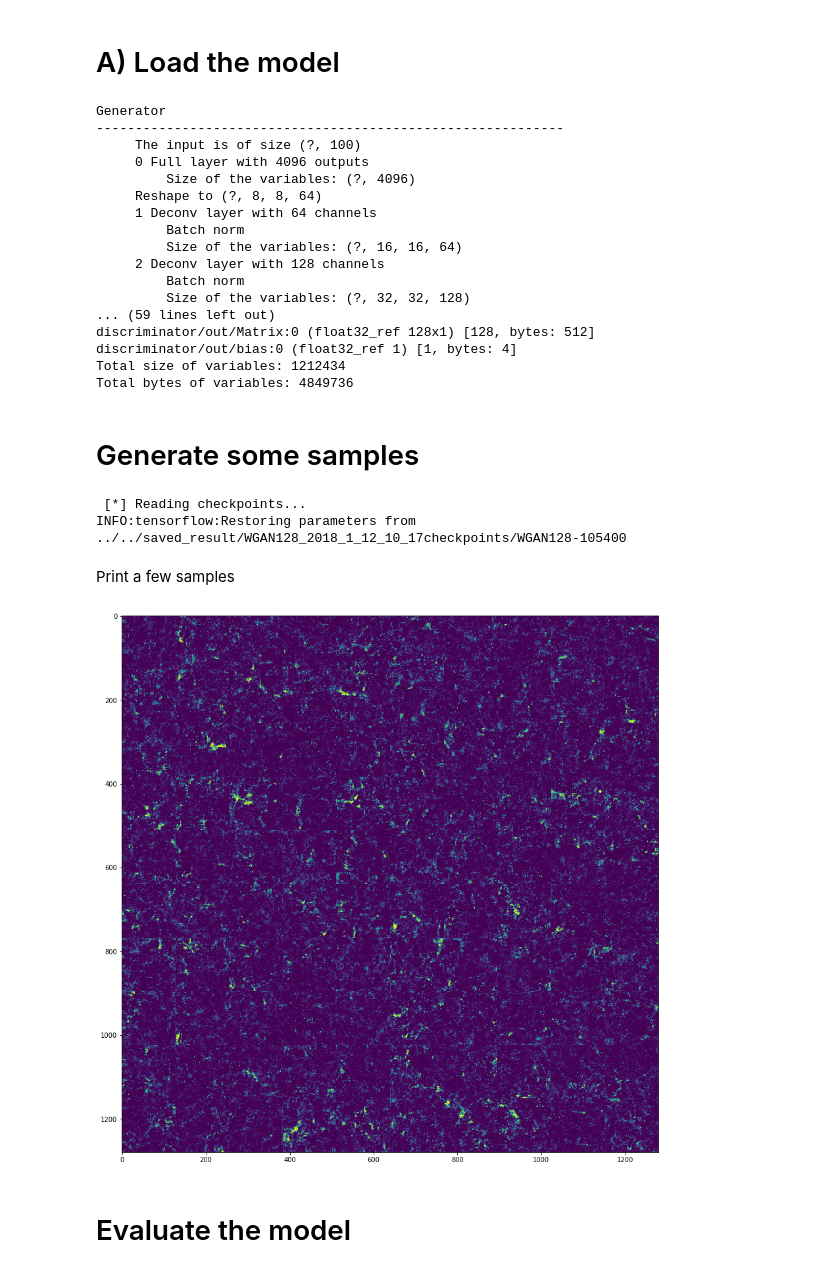
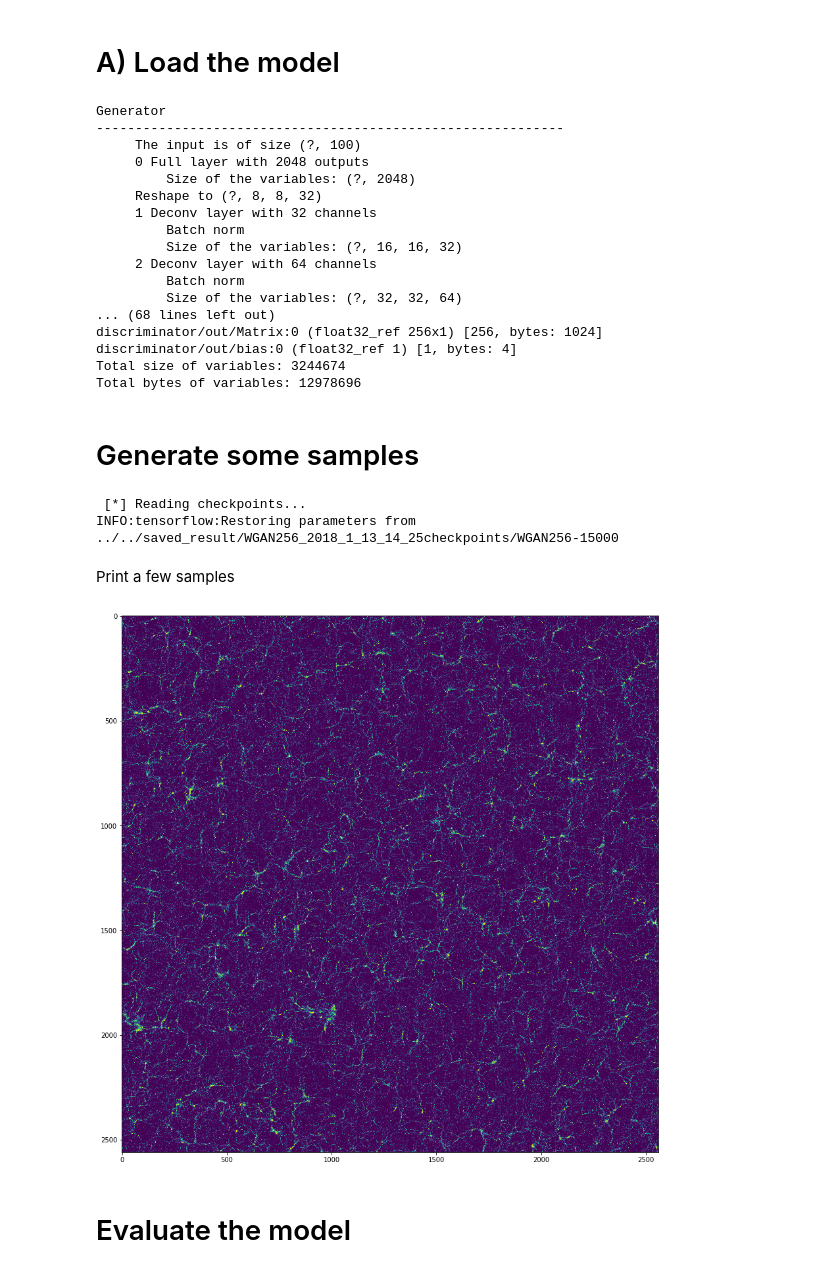
Before and after one commit to nperraud/darkmattergan, a Jupyter notebook: Viewing model performance.ipynb, the cells around one changed output. Drawn from its saved outputs; the diff is of its cells as text; code cells hidden in the pictures.

```diff
--- a/Viewing model performance.ipynb
+++ b/Viewing model performance.ipynb
@@ -76,9 +61,29 @@ try:
 except:
     pass
 
-# pathgan = '../../saved_result/WGAN64_2018_1_11_15_41checkpoints/'
-pathgan = '../../saved_result/WGAN128_2018_1_12_10_17checkpoints/'
+checkpoints = None
 
+
+# pathgan = '../../saved_result/WGAN64_2018_1_14_19_28checkpoints/'
+# checkpoints = '12000'
+# ns = 64
+
+
+# pathgan = '../../saved_result/WGAN128_2018_1_14_21_8checkpoints/'
+# checkpoints = '12600'
+# ns = 128
+
+pathgan = '../../saved_result/WGAN256_2018_1_13_14_25checkpoints/'
+checkpoints = '15000'
+ns = 256
+
+
+cut = spix//ns
+img_small = np.zeros([nsamples*cut*cut, ns, ns])
+for i in range(cut):
+    for j in range(cut):
+        l = j + i*cut
+        img_small[l*nsamples:(l+1)*nsamples,:,:] = input_img[:,i*ns:(i+1)*ns,j*ns:(j+1)*ns]
 
 
 with open(pathgan+'params.pkl', 'rb') as f:
@@ -88,26 +93,25 @@ obj = GAN(params)
 Generator
 ------------------------------------------------------------
      The input is of size (?, 100)
-     0 Full layer with 4096 outputs
-         Size of the variables: (?, 4096)
-     Reshape to (?, 8, 8, 64)
-     1 Deconv layer with 64 channels
+     0 Full layer with 2048 outputs
+         Size of the variables: (?, 2048)
+     Reshape to (?, 8, 8, 32)
+     1 Deconv layer with 32 channels
          Batch norm
-         Size of the variables: (?, 16, 16, 64)
-     2 Deconv layer with 128 channels
+         Size of the variables: (?, 16, 16, 32)
+     2 Deconv layer with 64 channels
          Batch norm
-         Size of the variables: (?, 32, 32, 128)
-... (59 lines left out)
-discriminator/out/Matrix:0 (float32_ref 128x1) [128, bytes: 512]
+         Size of the variables: (?, 32, 32, 64)
+... (68 lines left out)
+discriminator/out/Matrix:0 (float32_ref 256x1) [256, bytes: 1024]
 discriminator/out/bias:0 (float32_ref 1) [1, bytes: 4]
-Total size of variables: 1212434
-Total bytes of variables: 4849736
+Total size of variables: 3244674
+Total bytes of variables: 12978696
 # %% [markdown]
 # Generate some samples
 # %%
 N = 500
-checkpoints = None
-checkpoints = '105400'
+
 
 if checkpoints is None:
     gen_sample, gen_sample_raw = obj.generate(N=N)
@@ -116,17 +120,19 @@ else:
 
     gen_sample, gen_sample_raw = obj.generate(N=N, file_name=file_name)
 
+gen_sample = np.squeeze(gen_sample)
+gen_sample_raw = np.squeeze(gen_sample_raw)
 real_sample_raw = utils.backward_map(img_small[:N],k=k)
 # %% [output]
  [*] Reading checkpoints...
-INFO:tensorflow:Restoring parameters from ../../saved_result/WGAN128_2018_1_12_10_17checkpoints/WGAN128-105400
+INFO:tensorflow:Restoring parameters from ../../saved_result/WGAN256_2018_1_13_14_25checkpoints/WGAN256-15000
 # %% [markdown]
 Print a few samples
 # %%
 plt.figure(figsize=(15,15))
-utils.draw_images(np.squeeze(gen_sample),nx=10,ny=10,px=ns,py=ns)
+utils.draw_images(gen_sample,nx=10,ny=10,px=ns,py=ns)
 # %% [output]
-[figure, old version]
+[figure, new version]
 # %% [markdown]
 # Evaluate the model
 # %%
```
Also changed, not shown: parts of 5 cells of this notebook, 9 other files.
